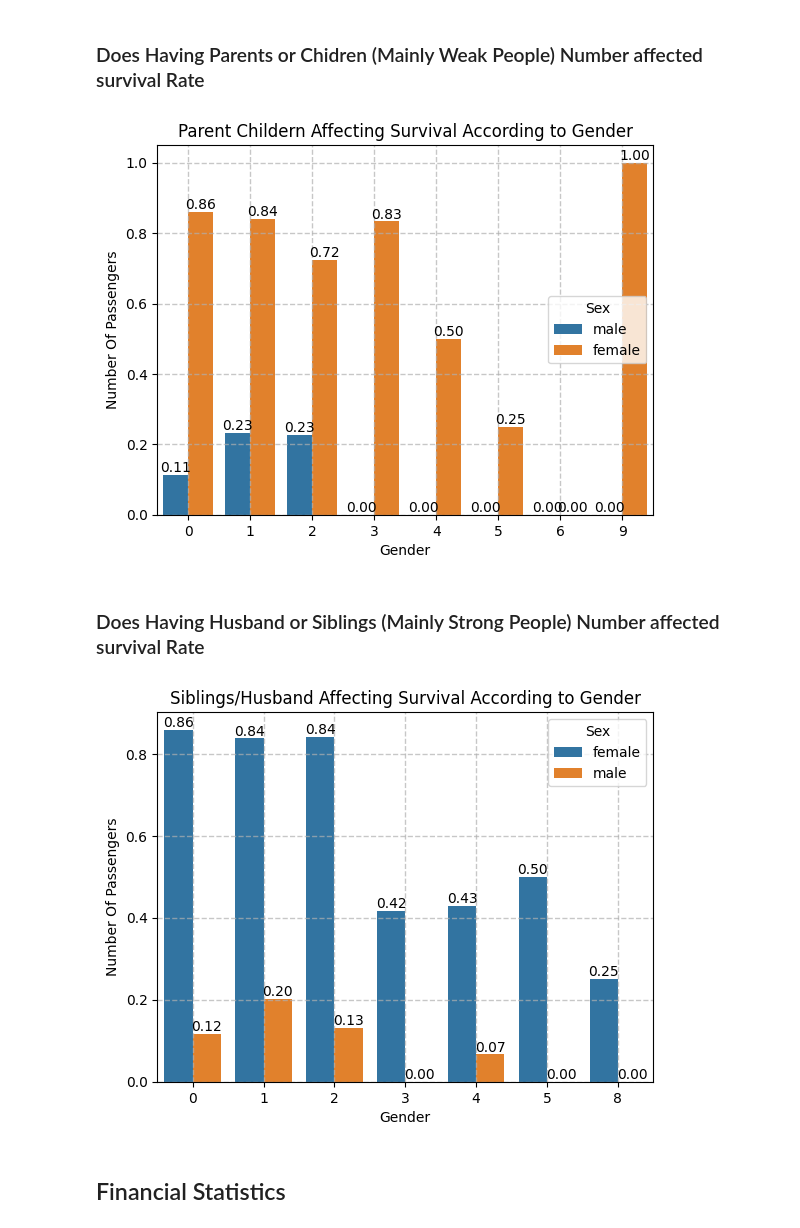
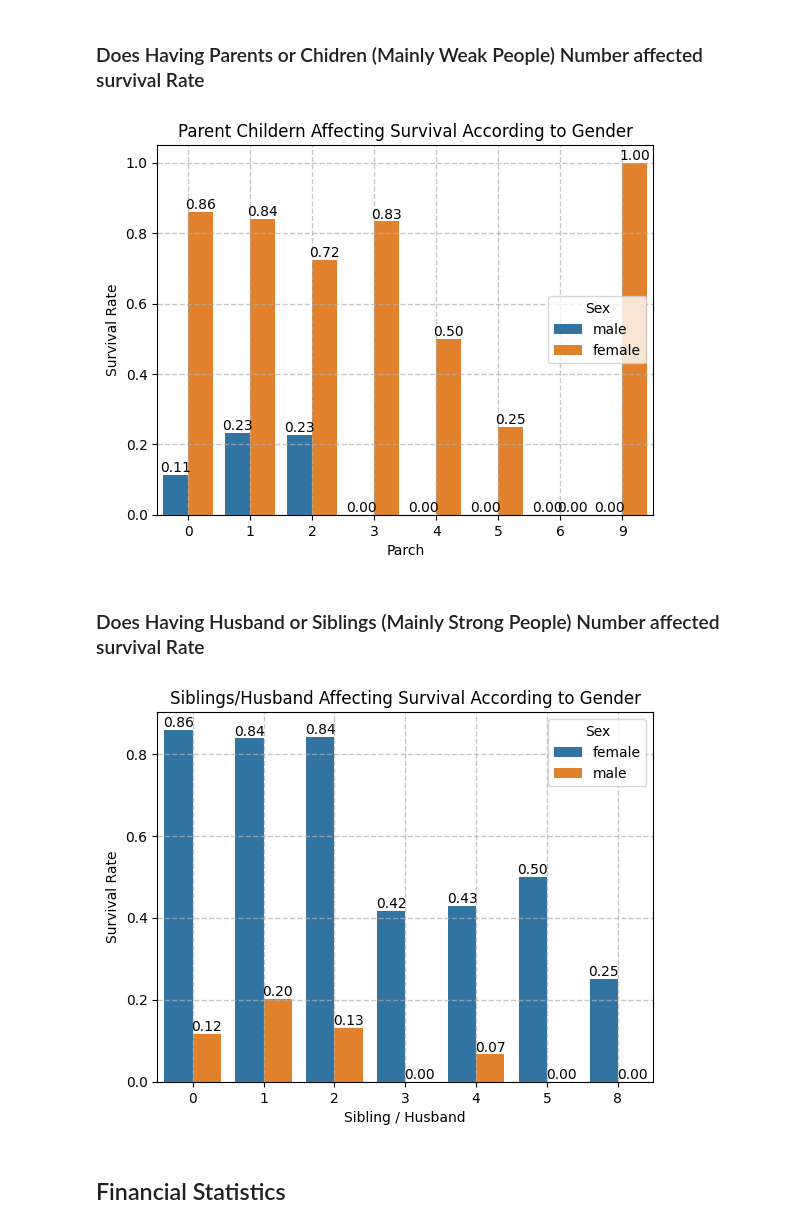
Before and after one commit to EngSeif/DEPI-AMIT, a Jupyter notebook: Assignment - Data Visualization/Assignment plt-sns.ipynb, the cells around one changed output. Saved outputs shown, nothing was run; the diff lists cells and outputs as text; code cells hidden in the pictures.

```diff
--- a/Assignment - Data Visualization/Assignment plt-sns.ipynb
+++ b/Assignment - Data Visualization/Assignment plt-sns.ipynb
@@ -72,10 +72,12 @@ plt.show()
 # %% [markdown]
 ### Gender Vs Fare Spread
 # %%
-ax = sns.boxplot(x="Sex", y="Fare", data=titanic_df)
+titanic_df['FareRange'] = pd.cut(titanic_df['Fare'], bins=[0, 10, 30, 100, 250, 600],
+                                 labels=["0–10", "10–30", "30–100", "100–250", "250+"])
+ax = sns.boxplot(x="Sex", y="FareRange", data=titanic_df)
 
-ax.set_ylim(0, 50)
-ax.set_yticks(list(range(0, 300, 25)))
+# ax.set_ylim(0, 50)
+# ax.set_yticks(list(range(0, 100, 25)))
 
 # Title of Graph
 plt.title("Fare vs Gender Spread")
@@ -301,10 +303,10 @@ for i in ax.containers:
 plt.title("Parent Childern Affecting Survival According to Gender")
 
 # X axis Label
-plt.xlabel("Gender")
+plt.xlabel("Parch")
 
 # Y axis Label
-plt.ylabel("Number Of Passengers")
+plt.ylabel("Survival Rate")
 
 # Add Grid
 plt.grid(True, linewidth=1, linestyle='--', alpha=0.7)
@@ -312,34 +314,34 @@ plt.grid(True, linewidth=1, linestyle='--', alpha=0.7)
 # Show Graph
 plt.show()
 # %% [output]
-[figure, old version]
+[figure, new version]
 # %% [markdown]
 ### Does Having Husband or Siblings (Mainly Strong People) Number affected survival Rate
 # %%
 
 ax = sns.barplot(data=titanic_df, x="SibSp", y="Survived", hue="Sex", errorbar=None)
 
 
 # Add Numbers Above Each Par
 for i in ax.containers:
     ax.bar_label(i,fmt='%.2f')
 
 # Title of Graph
 plt.title("Siblings/Husband Affecting Survival According to Gender")
 
 # X axis Label
-plt.xlabel("Gender")
+plt.xlabel("Sibling / Husband")
 
 # Y axis Label
-plt.ylabel("Number Of Passengers")
+plt.ylabel("Survival Rate")
 
 # Add Grid
 plt.grid(True, linewidth=1, linestyle='--', alpha=0.7)
 
 # Show Graph
 plt.show()
 # %% [output]
-[figure, old version]
+[figure, new version]
 # %% [markdown]
 ## Financial Statistics
 # %% [markdown]
```
Also changed, not shown: parts of 2 cells of this notebook, 5 other files.
